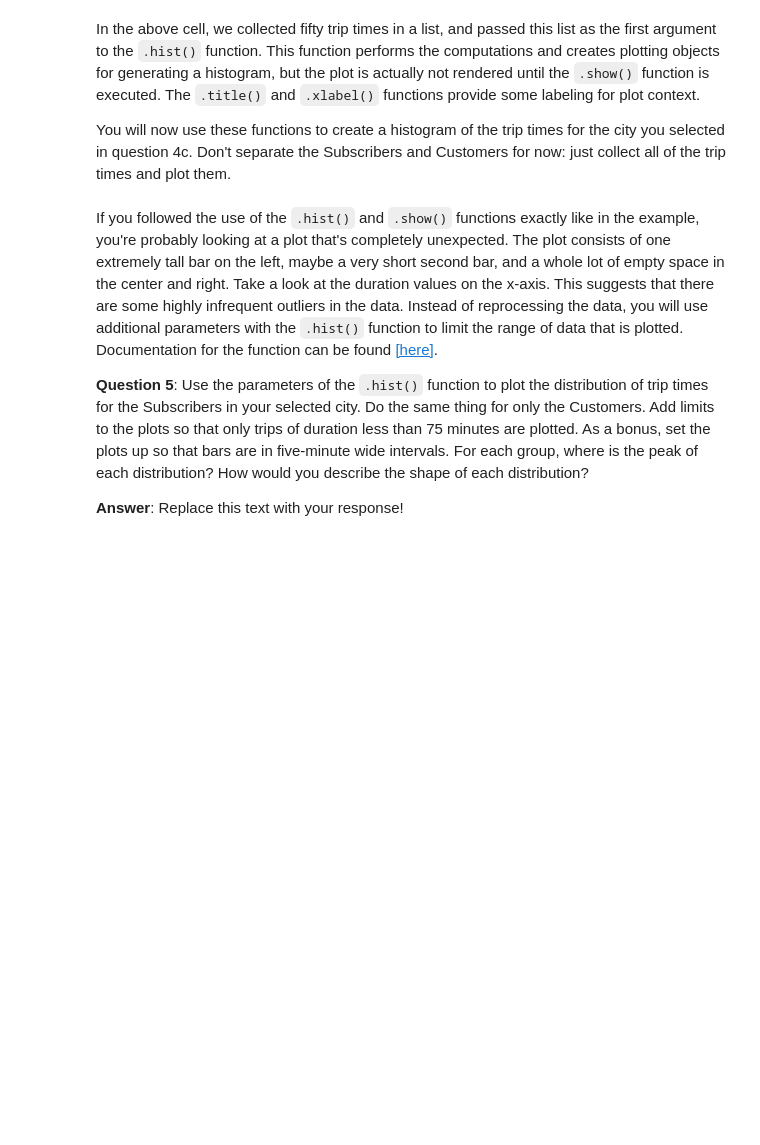
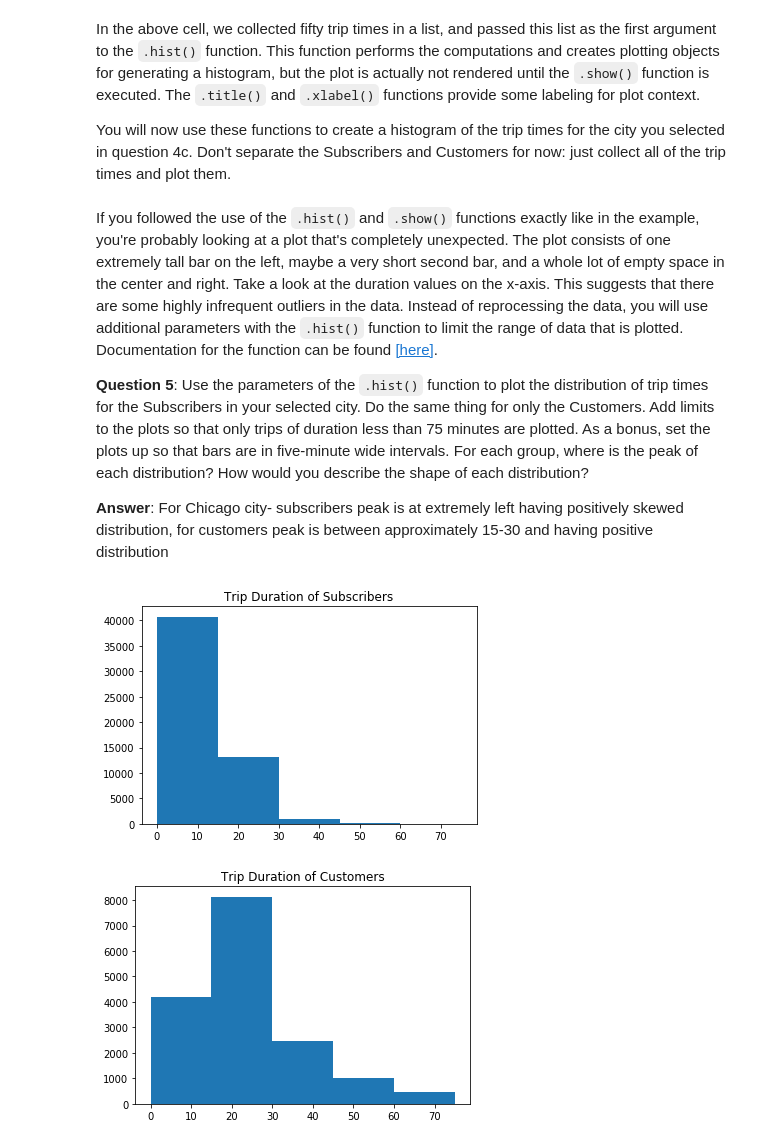
Before and after one commit to ubaid-qureshi/BikeShare, a Jupyter notebook: Bike_Share_Analysis.ipynb, the cells around one changed output. Drawn from its saved outputs; the diff is of its cells as text; code cells hidden in the pictures; blank space fills up the shorter version.

```diff
--- a/Bike_Share_Analysis.ipynb
+++ b/Bike_Share_Analysis.ipynb
@@ -478,0 +487,5 @@ def duration_of_trips(filename):
+# %%
+"""This cell calls the function of previous cell which too gives this output"""
+
+for city, filenames in city_info.items():
+    print (duration_of_trips(city, filenames))
@@ -510,6 +532,18 @@ You will now use these functions to create a histogram of the trip times for the
+# %%
+"""this block prints histogram of complete data of all 3 cities"""
+def histOfTrip (filenames):
+    with open (filenames, 'r') as f_in:
+        reader = csv.DictReader(f_in)
+        data = []
+        for row in reader:
+            data.append(row['duration'])
+    plt.hist(data)
+    plt.show()
+for city, filenames in city_info.items():
+    histOfTrip(filenames)
 # %% [markdown]
 If you followed the use of the `.hist()` and `.show()` functions exactly like in the example, you're probably looking at a plot that's completely unexpected. The plot consists of one extremely tall bar on the left, maybe a very short second bar, and a whole lot of empty space in the center and right. Take a look at the duration values on the x-axis. This suggests that there are some highly infrequent outliers in the data. Instead of reprocessing the data, you will use additional parameters with the `.hist()` function to limit the range of data that is plotted. Documentation for the function can be found [[here]](https://matplotlib.org/devdocs/api/_as_gen/matplotlib.pyplot.hist.html#matplotlib.pyplot.hist).
 
 **Question 5**: Use the parameters of the `.hist()` function to plot the distribution of trip times for the Subscribers in your selected city. Do the same thing for only the Customers. Add limits to the plots so that only trips of duration less than 75 minutes are plotted. As a bonus, set the plots up so that bars are in five-minute wide intervals. For each group, where is the peak of each distribution? How would you describe the shape of each distribution?
 
-**Answer**: Replace this text with your response!
+**Answer**: For Chicago city- subscribers peak is at extremely left having positively skewed distribution, for customers peak is between approximately 15-30 and having positive distribution
@@ -518,3 +550,32 @@ If you followed the use of the `.hist()` and `.show()` functions exactly like in
+# %%
+"""This cell prints the histogram of subscribers and customers separately to identify which type of user too more duration"""
+def histOfLimitedTrip(filenames):
+    %matplotlib inline
+    with open (filenames, 'r') as f_in:
+        data1=[]
+        data2=[]
+        reader = csv.DictReader(f_in)
+        for row in reader:
+            if row['user_type'] == 'Subscriber':
+                data1.append(float(row['duration']))
+            else:
+                data2.append(float(row['duration']))
+            #print(data)
+    plt.hist(data1,5,(0,75))
+    plt.title('Trip Duration of Subscribers')
+    plt.show()
+    #NOTE:- Since fig functions could not be used here, I used a simple trick to print both plots separatly
+    for i in range (1):
+        plt.hist(data2,5,(0,75))
+        plt.title('Trip Duration of Customers')
+        plt.show()
+
+for city, filenames in city_info.items():
+    if city == 'Chicago':
+        histOfLimitedTrip(filenames)
+# %% [output]
+[figure, added]
+[figure, added]
 # %% [markdown]
 <a id='eda_continued'></a>
 ## Performing Your Own Analysis
```
Also changed, not shown: parts of 18 cells of this notebook.
